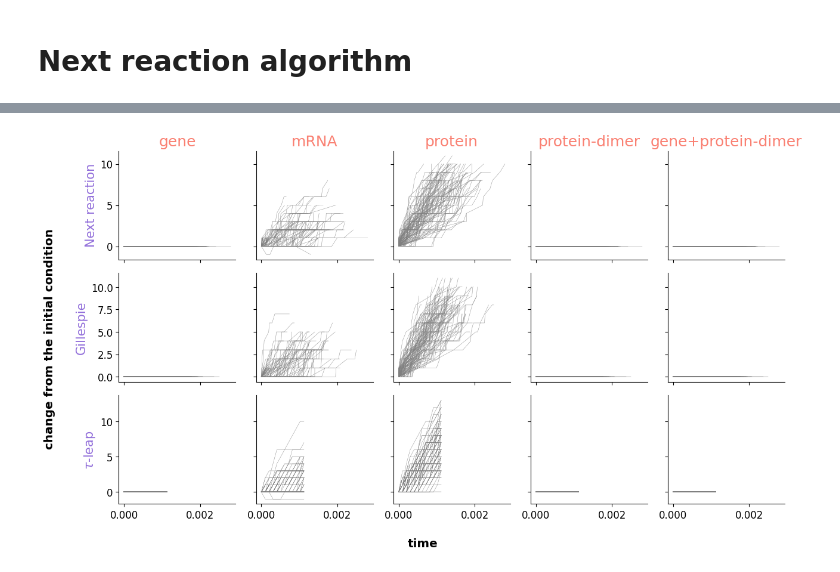
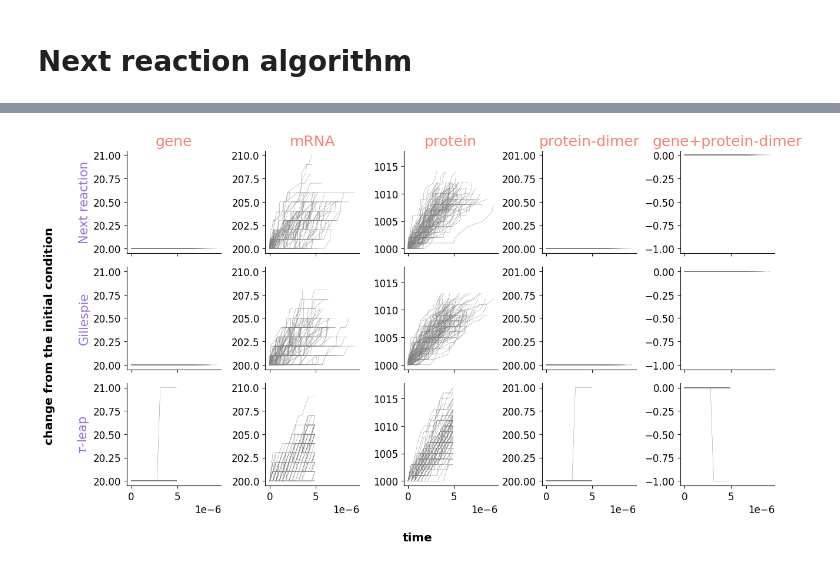
Before and after one commit to ChaosDonkey06/AppliedStochasticAnalysis, a Jupyter notebook: homework/HW05/hw05.ipynb, the cells around one changed output, grey strips where cells are left out. Cells and saved outputs as stored; diff of their text form; code cells hidden in the pictures.

```diff
--- a/homework/HW05/hw05.ipynb
+++ b/homework/HW05/hw05.ipynb
@@ -161,5 +162,5 @@ produced = np.array([[1, 1, 0, 0, 0], # reaction 1
 x0   = np.array([[1, 10, 50, 10, 0]]).T
 
 # time to simulate
-time = 12
+time = 15
 dt   = 2.5e-04
@@ -197,0 +234,13 @@ fig.savefig("figures/integration_methods_01.png", bbox_inches="tight", dpi=300)
+# %%
+dt = 0.00015
+dt = 2.5e-04
+
+num_sims = 800
+
+x_all = np.full((3, 5, time, num_sims), np.nan)
+t_all = np.full((3, time, num_sims), np.nan)
+
+for k in range(num_sims):
+    x_all[0, :, :, k], t_all[0, :, k] = simulate_next_reaction_method(x0, time, κs1, produced, consumed, t_start=0)
+    x_all[1, :, :, k], t_all[1, :, k] = gillespie2(x0, time, κs1, produced, consumed, t_start=0)
+    x_all[2, :, :, k], t_all[2, :, k] = tau_leaping(x0, time, κs1, produced, consumed, t_start=0, δt=dt)
@@ -198,34 +412,34 @@ fig.savefig("figures/integration_methods_01.png", bbox_inches="tight", dpi=300)
 # %%
-dt = 0.00010185969793278822
+x02   = np.array([[20, 200, 1000, 200, 0]]).T
 
-fig, ax = plt.subplots(3, 5, figsize=(12.5, 7.2), sharex=True, sharey="row")
+fig, ax = plt.subplots(3, 5, figsize=(12.5, 7.2), sharex="col", sharey="col")
 
 for k in range(100):
-    x_sim_nr, t_sim_nr = simulate_next_reaction_method(x0, time, κs2, produced, consumed, t_start=0)
-    x_sim_tl, t_sim_tl = tau_leaping(x0, time, κs2, produced, consumed, t_start=0, δt=dt)
-    x_sim_gl, t_sim_gl = gillespie(x0, time, κs2, produced, consumed, t_start=0)
+    x_sim_nr, t_sim_nr = simulate_next_reaction_method(x02, time, κs2, produced, consumed, t_start=0)
+    x_sim_gl, t_sim_gl = gillespie(x02, time, κs2, produced, consumed, t_start=0)
+    x_sim_tl, t_sim_tl = tau_leaping(x02, time, κs2, produced, consumed, t_start=0, δt=dt)
 
     for i in range(5):
-        ax[0, i].plot(t_sim_nr, x_sim_nr[i, :] - x0[i], color="gray", lw=0.3)
-        ax[1, i].plot(t_sim_gl, x_sim_gl[i, :] - x0[i], color="gray", lw=0.3)
-        ax[2, i].plot(t_sim_tl, x_sim_tl[i, :] - x0[i], color="gray", lw=0.3)
+        ax[0, i].plot(t_sim_nr, x_sim_nr[i, :], color="gray", lw=0.3)
+        ax[1, i].plot(t_sim_gl, x_sim_gl[i, :], color="gray", lw=0.3)
+        ax[2, i].plot(t_sim_tl, x_sim_tl[i, :], color="gray", lw=0.3)
 
 for axi in ax.flatten():
     axi.spines['right'].set_visible(False)
     axi.spines['top'].set_visible(False)
 
 titles = ["gene", "mRNA", "protein", "protein-dimer", "gene+protein-dimer"]
 for i in range(5):
     ax[0, i].set_title(titles[i], color="salmon")
 
 for i in range(3):
     ax[i, 0].set_ylabel(["Next reaction", "Gillespie", r"$\tau$-leap"][i], color="mediumpurple")
 
 fig.supylabel("change from the initial condition", weight="bold", x=-0.008)
 fig.supxlabel("time", weight="bold")
 
 plt.tight_layout()
 
-fig.savefig("figures/integration_methods_01.png", bbox_inches="tight", dpi=300)
+fig.savefig("figures/integration_methods_C_02.png", bbox_inches="tight", dpi=300)
 # %% [output]
-[figure, old version]
+[figure, new version]
```
Also changed, not shown: parts of 10 cells of this notebook, 13 other files.
